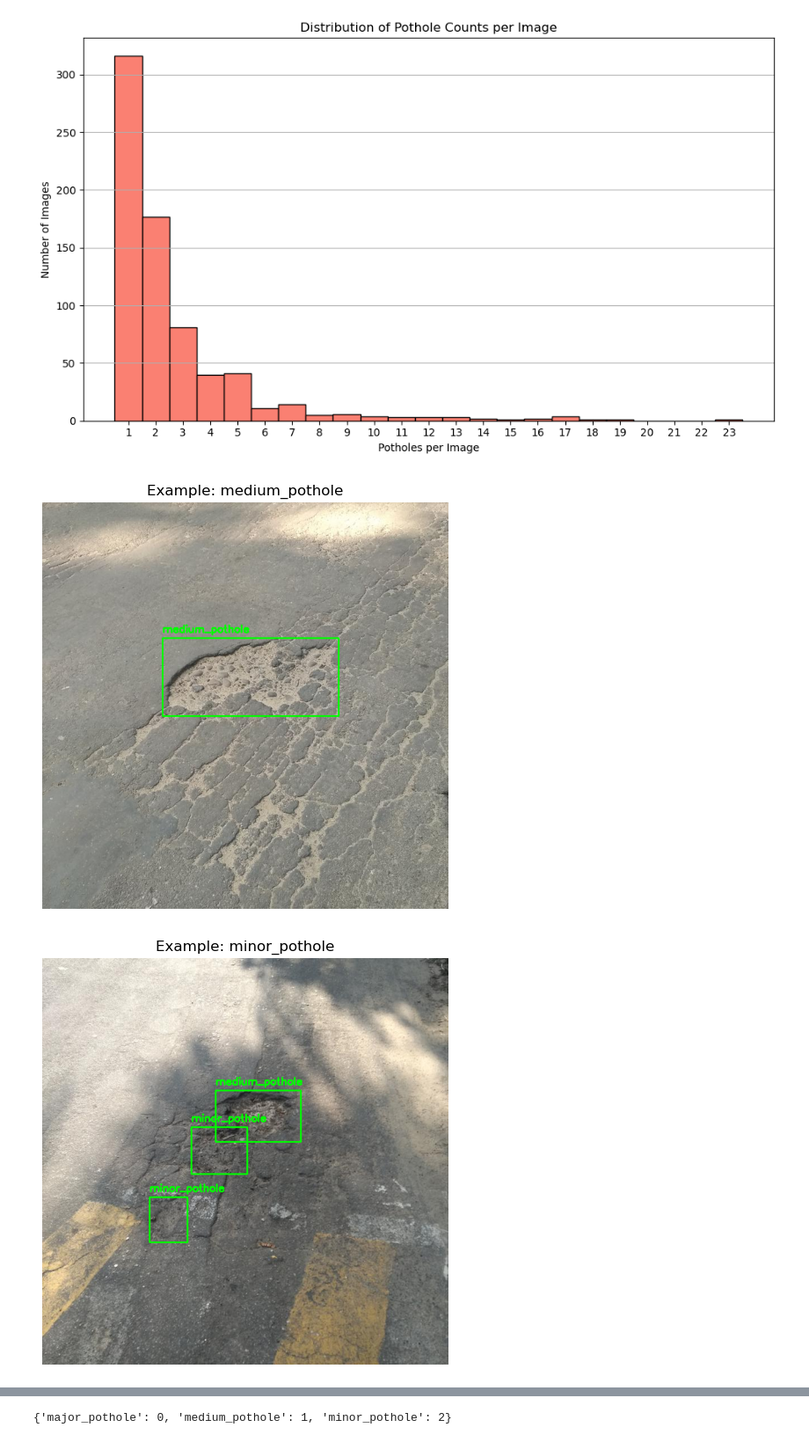
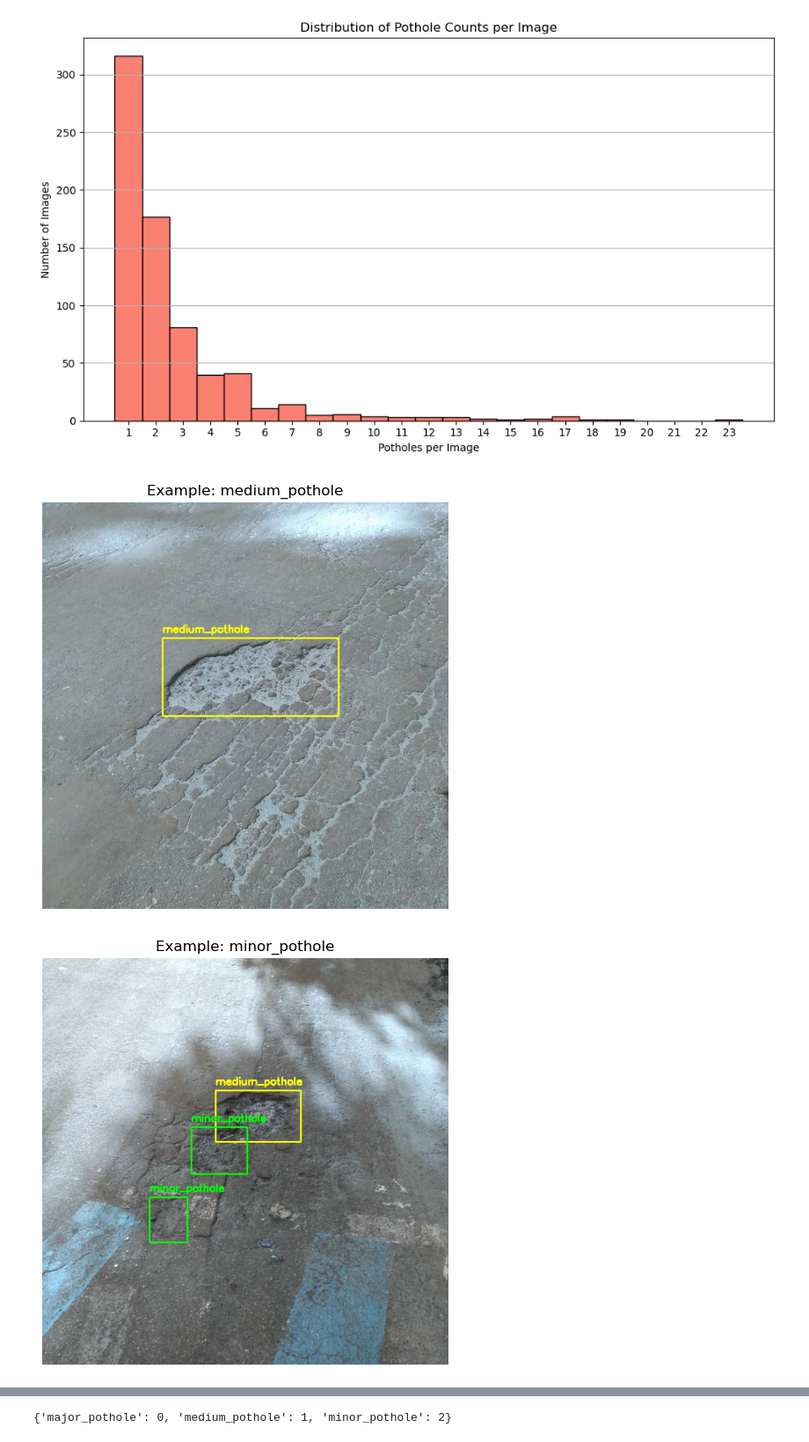
Before and after one commit to JohnsonChen22002/pothole-detector, a Jupyter notebook: data_preparation.ipynb, the cells around one changed output, grey strips where cells are left out. Shown at 88% size. Drawn from its saved outputs; the diff is of its cells as text; code cells hidden in the pictures.

```diff
--- a/data_preparation.ipynb
+++ b/data_preparation.ipynb
@@ -172,29 +185,41 @@ plt.show()
 # %% [output]
 [figure]
 # %%
-import cv2
-import os
+# Define custom colors for each severity level (in BGR for OpenCV)
+severity_colors = {
+    'minor_pothole': (0, 255, 0),    # Green
+    'medium_pothole': (0, 255, 255), # Yellow (BGR for yellow)
+    'major_pothole': (0, 0, 255)     # Red
+}
 
-IMAGES_DIR = 'dataset/images'
+# Loop through each unique severity level
+for severity in df_sorted['severity'].unique():
 
-for severity in df_sorted['severity'].unique():
+    # Get the first image filename with this severity
     sample_row = df_sorted[df_sorted['severity'] == severity].iloc[0]
     filename = sample_row['filename']
+
+    # Load and convert the image
     image_path = os.path.join(IMAGES_DIR, filename)
     image = cv2.imread(image_path)
     image = cv2.cvtColor(image, cv2.COLOR_BGR2RGB)
 
-    # Draw all boxes for this image
+    # Get all boxes for this image
     boxes = df_sorted[df_sorted['filename'] == filename]
+
+    # Draw boxes and labels with severity-specific colors
     for _, row in boxes.iterrows():
-        cv2.rectangle(image, (row['xmin'], row['ymin']), (row['xmax'], row['ymax']), (0, 255, 0), 2)
-        cv2.putText(image, row['severity'], (row['xmin'], row['ymin'] - 10), cv2.FONT_HERSHEY_SIMPLEX, 0.6, (0, 255, 0), 2)
+        box_color = severity_colors.get(row['severity'], (255, 255, 255))  # Default to white if missing
+        cv2.rectangle(image, (row['xmin'], row['ymin']), (row['xmax'], row['ymax']), box_color, 2)
+        cv2.putText(image, row['severity'], (row['xmin'], row['ymin'] - 10),
+                    cv2.FONT_HERSHEY_SIMPLEX, 0.6, box_color, 2)
 
+    # Show the image
     plt.figure(figsize=(8, 6))
-    plt.imshow(image)
+    plt.imshow(cv2.cvtColor(image, cv2.COLOR_BGR2RGB))
     plt.title(f"Example: {severity}")
     plt.axis('off')
     plt.show()
 # %% [output]
-[figure, old version]
+[figure, new version]
-[figure, old version]
+[figure, new version]
```
Also changed, not shown: parts of 5 cells of this notebook, 2 other files.
